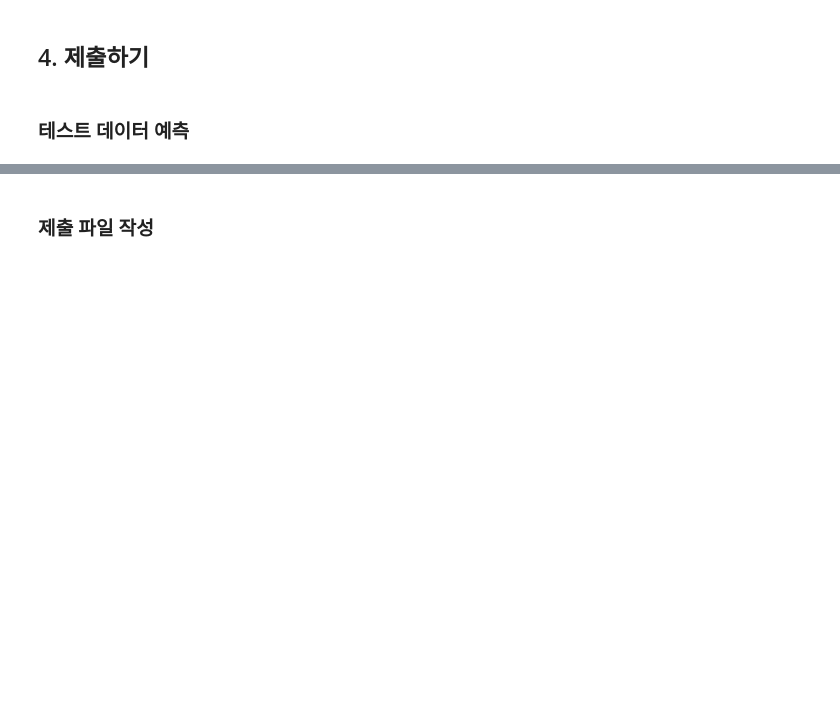
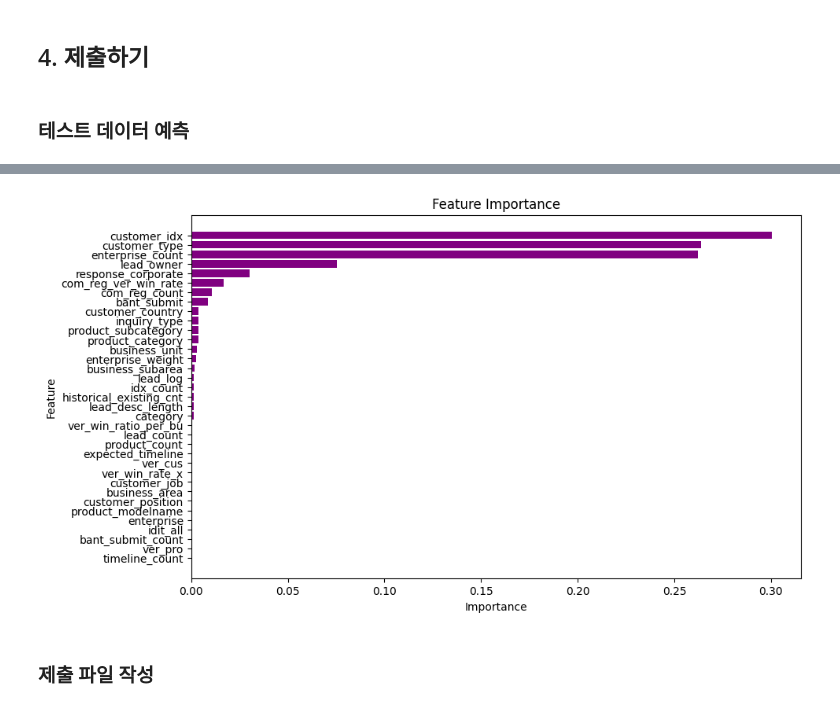
Before and after one commit to egahyun/LG_aimers_B2BEST, a Jupyter notebook: randomforest.ipynb, the cells around one changed output, grey strips where cells are left out. Cells and saved outputs as stored; diff of their text form; code cells hidden in the pictures; blank space fills up the shorter version.

Commit message:
feat: add variable importances, visualization

```diff
--- a/randomforest.ipynb
+++ b/randomforest.ipynb
@@ -267,3 +274,21 @@ sum(test_pred) # True로 예측된 개수
+# %%
+import matplotlib.pyplot as plt
+
+# 변수 중요도를 가져와 DataFrame으로 변환
+importances_df = pd.DataFrame({'Feature': x_train.columns, 'Importance': model.feature_importances_})
+
+# 변수 중요도를 Importance 기준으로 내림차순 정렬
+importances_df = importances_df.sort_values(by='Importance', ascending=True)
+
+# 변수 중요도를 막대 그래프로 시각화
+plt.figure(figsize=(10, 6))
+plt.barh(importances_df['Feature'], importances_df['Importance'], color='purple')
+plt.xlabel('Importance')
+plt.ylabel('Feature')
+plt.title('Feature Importance')
+plt.show()
+# %% [output]
+[figure, added]
 # %% [markdown]
 ### 제출 파일 작성
 # %%
```
Also changed, not shown: parts of 16 cells of this notebook.
